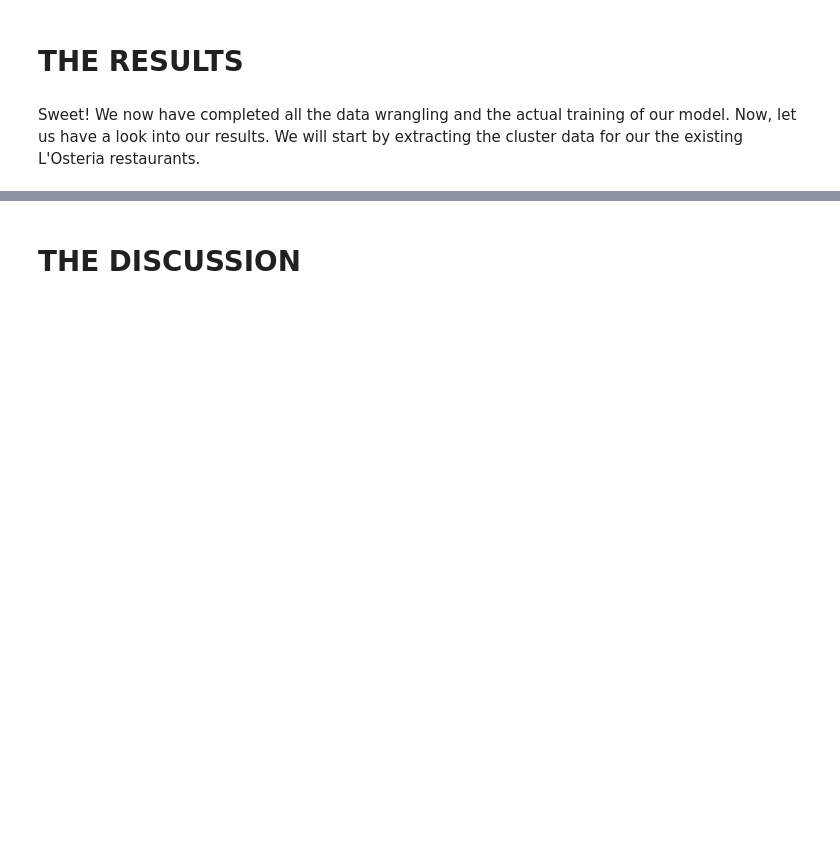
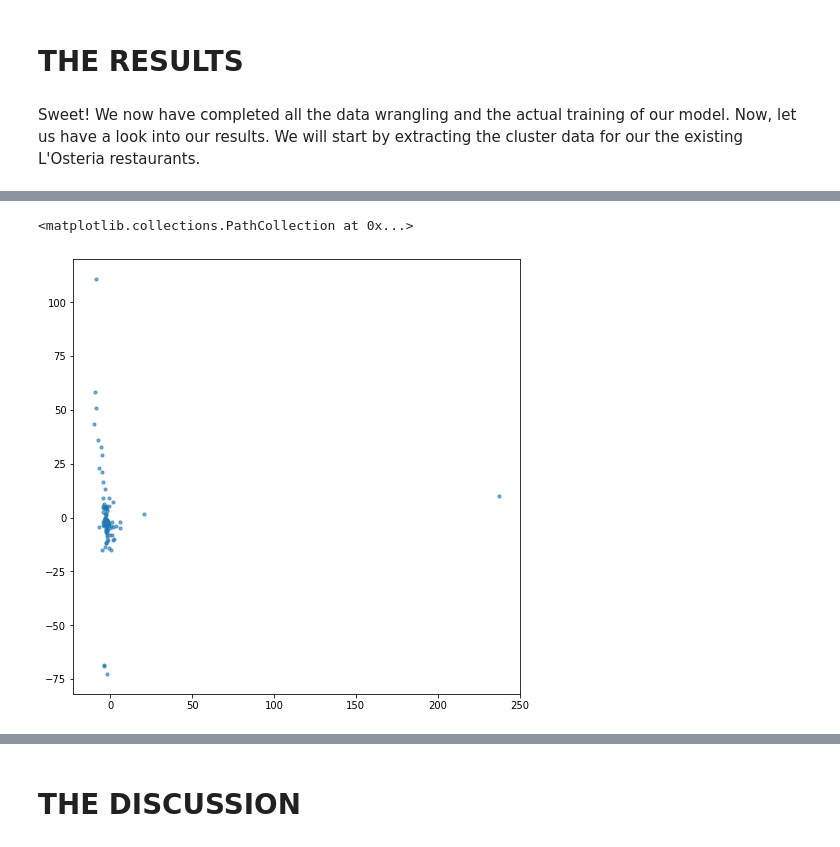
Before and after one commit to Mauricebuettgenbach/battle_of_the_neighborhoods, a Jupyter notebook: THE_BATTLE_OF_NEIHBORHOODS.ipynb, the cells around one changed output, grey strips where cells are left out. Saved outputs shown, nothing was run; the diff lists cells and outputs as text; code cells hidden in the pictures; blank space fills up the shorter version.

```diff
--- a/THE_BATTLE_OF_NEIHBORHOODS.ipynb
+++ b/THE_BATTLE_OF_NEIHBORHOODS.ipynb
@@ -1221,0 +1260,28 @@ This is extremely important since our approach would be worthless, if the cluste
+# %%
+# import working libraries
+from sklearn.decomposition import PCA
+
+# Drop qualitative columns
+existing_restaurant_clusters_scaled = existing_restaurant_clusters.drop(columns=[
+    'CATCHMENT_ID',
+    'CLUSTER_LABELS',
+    'CENTROID_X',
+    'CENTROID_Y',
+    'CLUSTER_COLOUR'])
+
+# Create a PCA model to reduce our data to 2 dimensions for visualisation
+pca = PCA(n_components=2)
+pca.fit(existing_restaurant_clusters_scaled)
+
+# Transfor the scaled data to the new PCA space
+existing_restaurant_clusters_reduced = pca.transform(existing_restaurant_clusters_scaled)
+
+# Convert to df
+existing_restaurant_clusters_reduced = pd.DataFrame(existing_restaurant_clusters_reduced, columns=['PC1', 'PC2'])
+
+# Add cluster id
+existing_restaurant_clusters_reduced['CLUSTER_LABELS'] = existing_restaurant_clusters['CLUSTER_LABELS'].copy()
+
+# Viz
+print(existing_restaurant_clusters_reduced.shape)
+existing_restaurant_clusters_reduced.head()
@@ -1222,9 +1323,14 @@ This is extremely important since our approach would be worthless, if the cluste
 # %%
 # Import working libraries
 import matplotlib.pyplot as plt
 
-# Vizualize clusters
-plt.scatter(existing_restaurant_clusters.CLUSTER_LABELS, df.Defense, c=df.c, alpha = 0.6, s=10)
+fig, ax = plt.subplots(1, figsize=(8,8))
+
+# plot data
+plt.scatter(existing_restaurant_clusters_reduced.PC1, existing_restaurant_clusters_reduced.PC2, alpha = 0.6, s=10)
+# %% [output]
+<matplotlib.collections.PathCollection at 0x...>
+[figure, added]
 # %%
 print(existing_restaurant_clusters['CLUSTER_LABELS'].unique())
 # %% [output]
```
Also changed, not shown: parts of 15 cells of this notebook.
